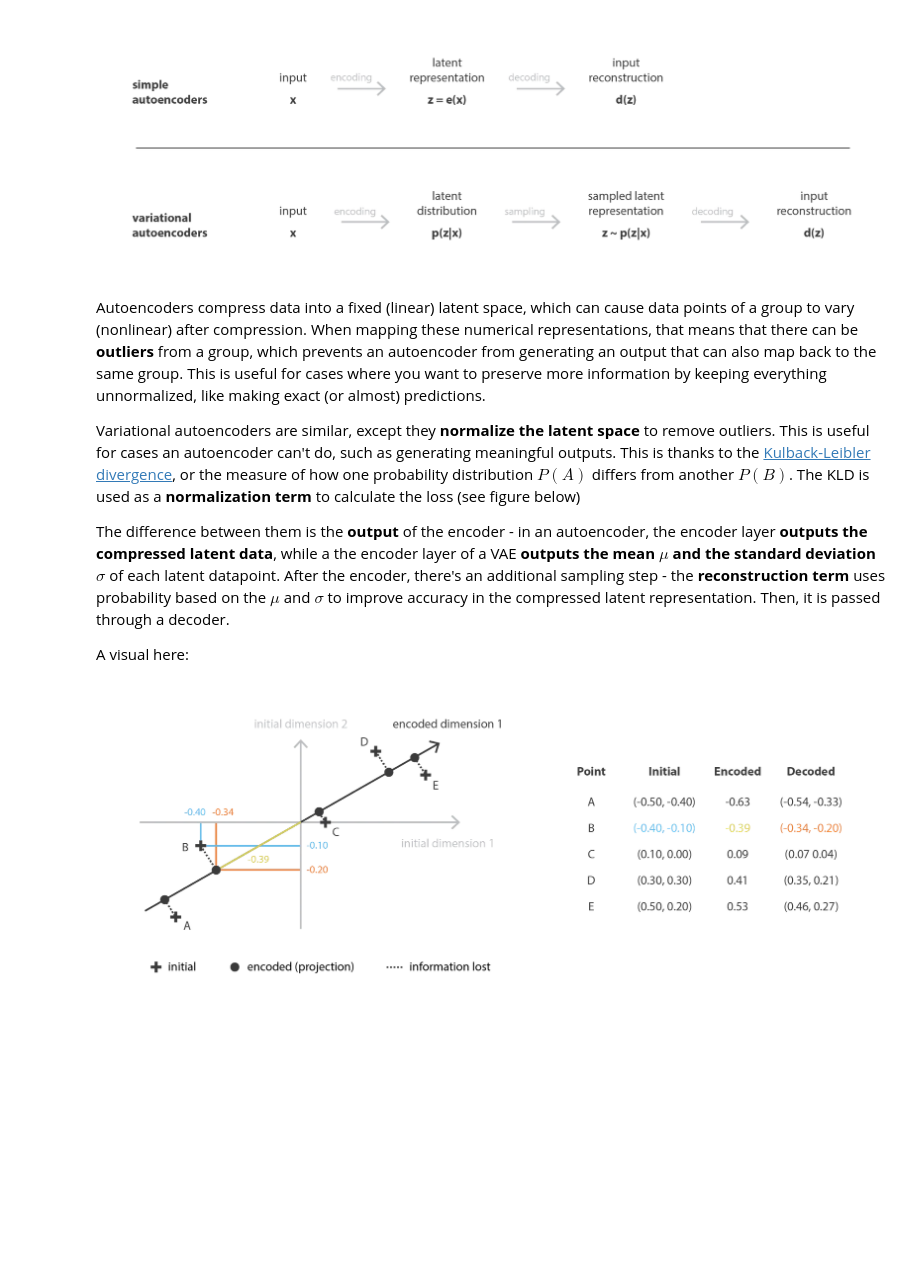
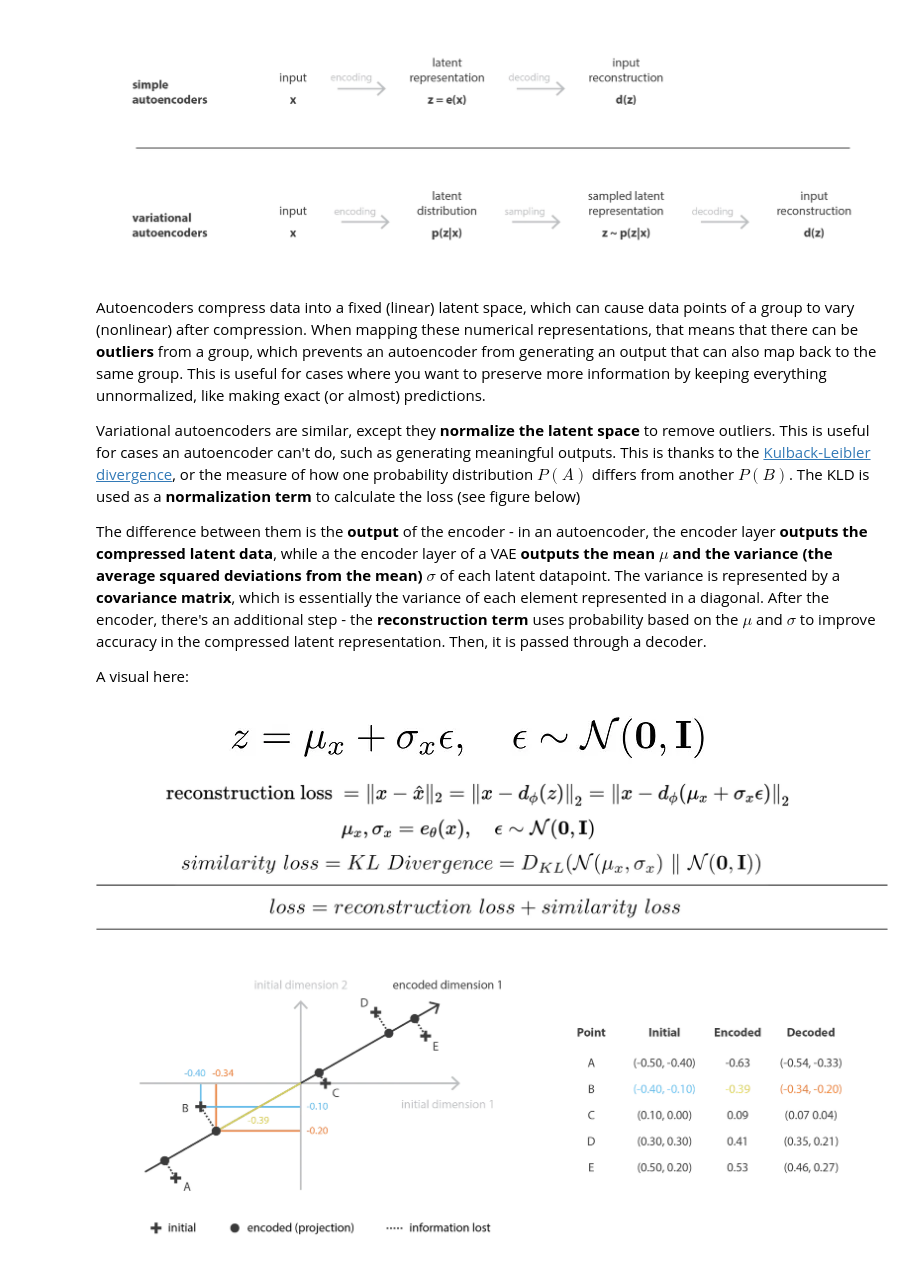
Before and after one commit to emmabacarra/cmbresearch, a Jupyter notebook: NOTES/variational autoencoder.ipynb, the cells around one changed output. Cells and saved outputs as stored; diff of their text form; code cells hidden in the pictures; blank space fills up the shorter version.

```diff
--- a/NOTES/variational autoencoder.ipynb
+++ b/NOTES/variational autoencoder.ipynb
@@ -28,10 +28,14 @@ Autoencoders compress data into a fixed (linear) latent space, which can cause d
 
 Variational autoencoders are similar, except they <b>normalize the latent space</b> to remove outliers. This is useful for cases an autoencoder can't do, such as generating meaningful outputs. This is thanks to the [Kulback-Leibler divergence](https://towardsdatascience.com/understanding-variational-autoencoders-vaes-f70510919f73#:~:text=That%20regularisation%20term%20is%20expressed%20as%20the%20Kulback%2DLeibler%20divergence%20between%20the%20returned%20distribution%20and%20a%20standard%20Gaussian), or the measure of how one probability distribution $P(A)$ differs from another $P(B)$. The KLD is used as a <b>normalization term</b> to calculate the loss (see figure below)
 
-The difference between them is the <b>output</b> of the encoder - in an autoencoder, the encoder layer <b>outputs the compressed latent data</b>, while a the encoder layer of a VAE <b>outputs the mean $\mu$ and the standard deviation $\sigma$</b> of each latent datapoint. After the encoder, there's an additional sampling step - the <b>reconstruction term</b> uses probability based on the $\mu$ and $\sigma$ to improve accuracy in the compressed latent representation. Then, it is passed through a decoder.
+The difference between them is the <b>output</b> of the encoder - in an autoencoder, the encoder layer <b>outputs the compressed latent data</b>, while a the encoder layer of a VAE <b>outputs the mean $\mu$ and the variance (the average squared deviations from the mean) $\sigma$</b> of each latent datapoint. The variance is represented by a <b>covariance matrix</b>, which is essentially the variance of each element represented in a diagonal. After the encoder, there's an additional step - the <b>reconstruction term</b> uses probability based on the $\mu$ and $\sigma$ to improve accuracy in the compressed latent representation. Then, it is passed through a decoder.
 
 A visual here:
 # %%
-display(webp.load_image('../images/latent space visual.webp'))
+display(webp.load_image('../images/vae latent vector formula.webp'),
+        webp.load_image('../images/loss explained.webp'),
+        webp.load_image('../images/latent space visual.webp'))
 # %% [output]
-[figure, old version]
+[figure, new version]
+[figure, added]
+[figure, added]
```
Also changed, not shown: parts of 2 cells of this notebook, 3 other files.
